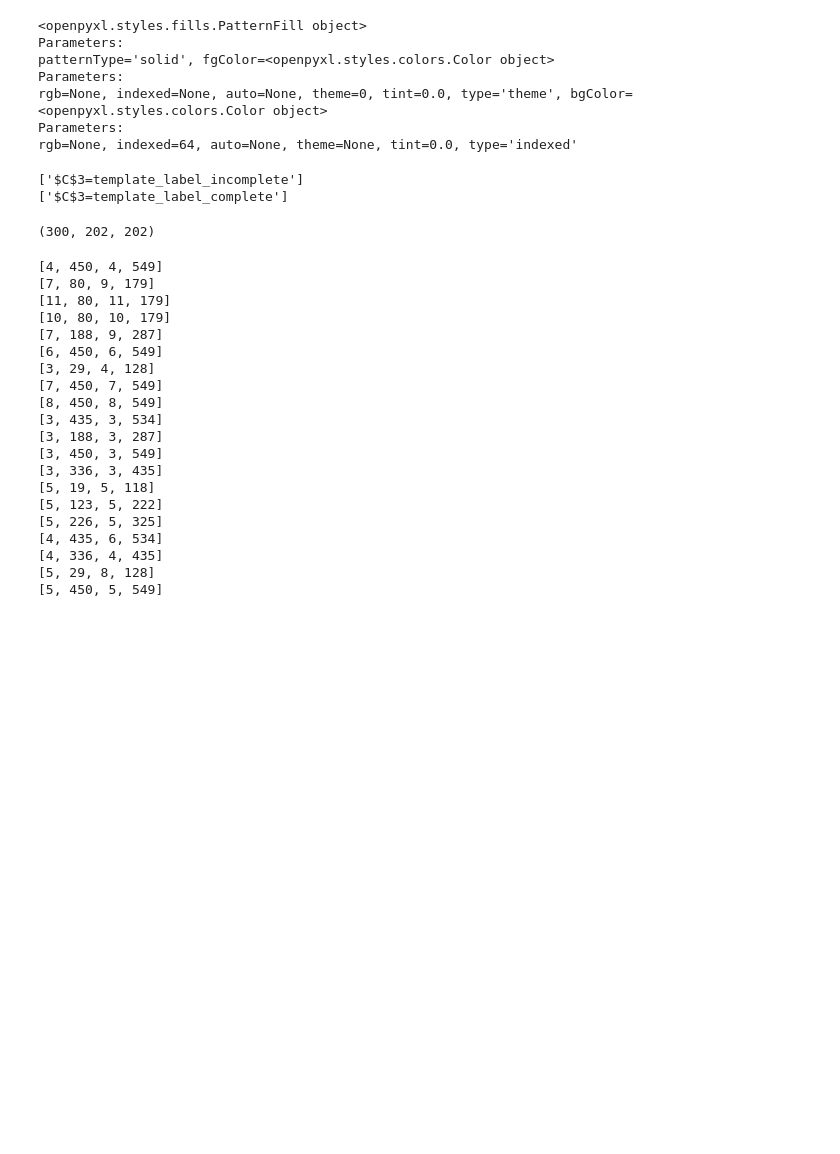
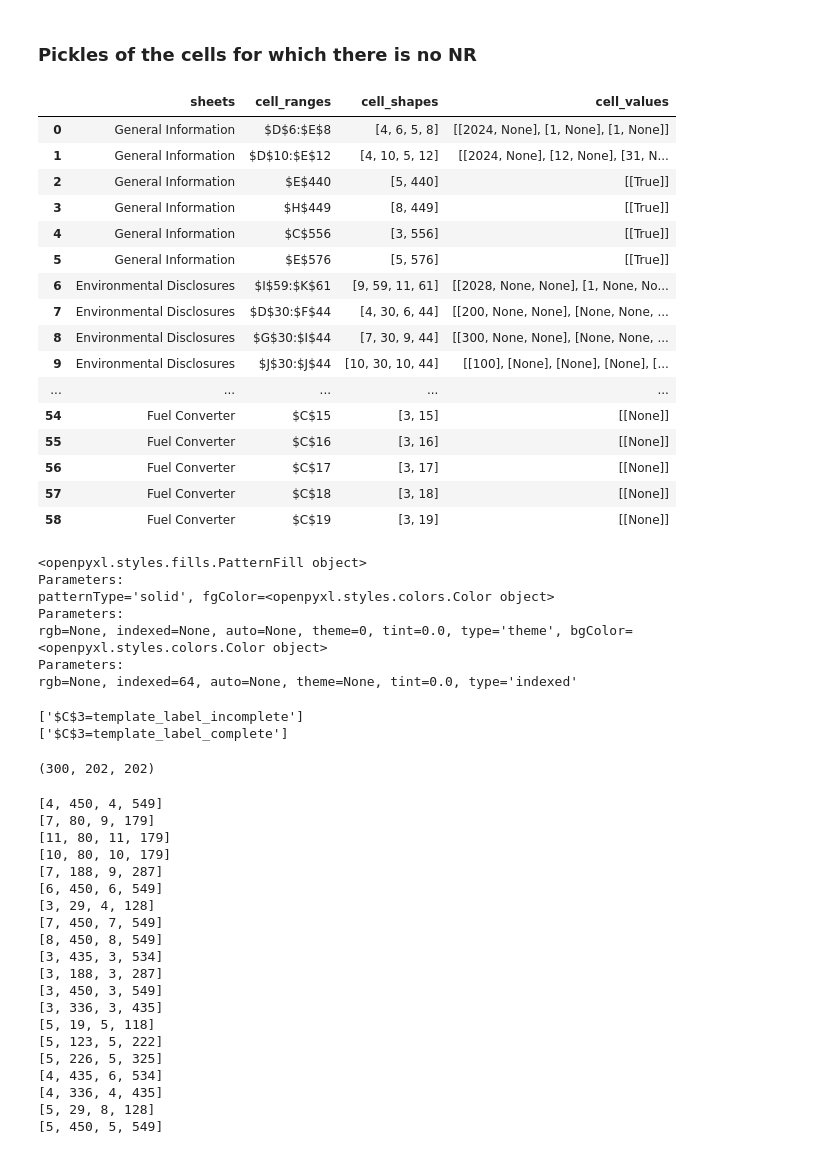
Before and after one commit to andreabaschiera/Data-Migration-Tool, a Jupyter notebook: notebook.ipynb, the cells around one changed output. Cells and saved outputs as stored; diff of their text form; code cells hidden in the pictures; blank space fills up the shorter version.

```diff
--- a/notebook.ipynb
+++ b/notebook.ipynb
@@ -7,3 +27,28 @@ import pandas as pd
+# %% [markdown]
+### Pickles of the cells for which there is no NR
+# %%
+pd.read_pickle("pickles/missingNR_df.pkl")
+
+pd.read_pickle("pickles/missingNR_df_old_values.pkl")
+pd.read_pickle("pickles/missingNR_df_new_wv.pkl")
+# %% [output]
+|  | sheets | cell_ranges | cell_shapes | cell_values |
+| 0 | General Information | $D$6:$E$8 | [4, 6, 5, 8] | [[2024, None], [1, None], [1, None]] |
+| 1 | General Information | $D$10:$E$12 | [4, 10, 5, 12] | [[2024, None], [12, None], [31, N... |
+| 2 | General Information | $E$440 | [5, 440] | [[True]] |
+| 3 | General Information | $H$449 | [8, 449] | [[True]] |
+| 4 | General Information | $C$556 | [3, 556] | [[True]] |
+| 5 | General Information | $E$576 | [5, 576] | [[True]] |
+| 6 | Environmental Disclosures | $I$59:$K$61 | [9, 59, 11, 61] | [[2028, None, None], [1, None, No... |
+| 7 | Environmental Disclosures | $D$30:$F$44 | [4, 30, 6, 44] | [[200, None, None], [None, None, ... |
+| 8 | Environmental Disclosures | $G$30:$I$44 | [7, 30, 9, 44] | [[300, None, None], [None, None, ... |
+| 9 | Environmental Disclosures | $J$30:$J$44 | [10, 30, 10, 44] | [[100], [None], [None], [None], [... |
+| ... | ... | ... | ... | ... |
+| 54 | Fuel Converter | $C$15 | [3, 15] | [[None]] |
+| 55 | Fuel Converter | $C$16 | [3, 16] | [[None]] |
+| 56 | Fuel Converter | $C$17 | [3, 17] | [[None]] |
+| 57 | Fuel Converter | $C$18 | [3, 18] | [[None]] |
+| 58 | Fuel Converter | $C$19 | [3, 19] | [[None]] |
 # %%
 # loading workbook and accessing NRs as lists
 a = load_workbook("Template/VSME-Digital-Template-1.1.0.xlsx", data_only=True)
```
Also changed, not shown: parts of 2 cells of this notebook, 1 other file.
